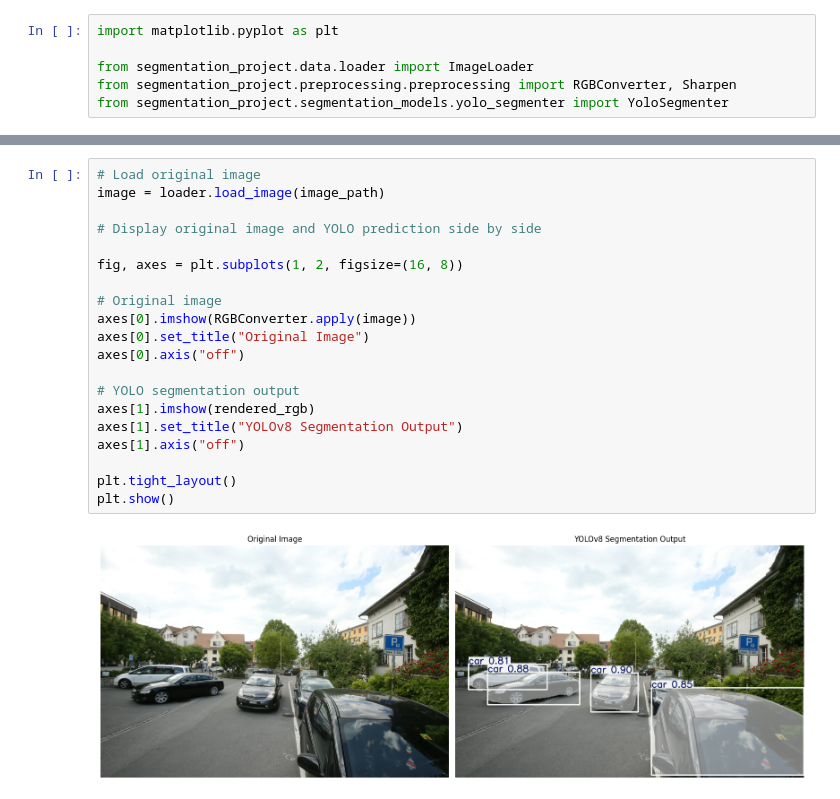
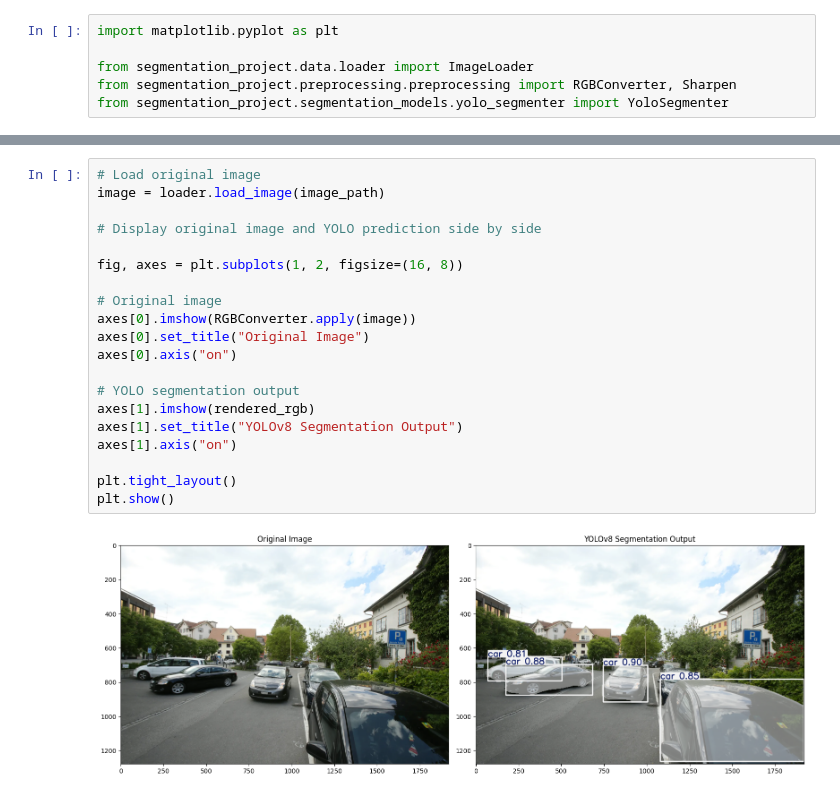
Before and after one commit to ogarmic1landr/developing_software_as_product, a Jupyter notebook: src/segmentation_project/segmentation_models/test.yolo.ipynb, the cells around one changed output, grey strips where cells are left out. Saved outputs shown, nothing was run; the diff lists cells and outputs as text.

```diff
--- a/src/segmentation_project/segmentation_models/test.yolo.ipynb
+++ b/src/segmentation_project/segmentation_models/test.yolo.ipynb
@@ -37,22 +33,22 @@ Speed: 149.3ms preprocess, 1257.0ms inference, 225.9ms postprocess per image at
 # %%
 # Load original image
 image = loader.load_image(image_path)
 
 # Display original image and YOLO prediction side by side
 
 fig, axes = plt.subplots(1, 2, figsize=(16, 8))
 
 # Original image
 axes[0].imshow(RGBConverter.apply(image))
 axes[0].set_title("Original Image")
-axes[0].axis("off")
+axes[0].axis("on")
 
 # YOLO segmentation output
 axes[1].imshow(rendered_rgb)
 axes[1].set_title("YOLOv8 Segmentation Output")
-axes[1].axis("off")
+axes[1].axis("on")
 
 plt.tight_layout()
 plt.show()
 # %% [output]
-[figure, old version]
+[figure, new version]
```
Also changed, not shown: parts of 2 cells of this notebook, 15 other files.
